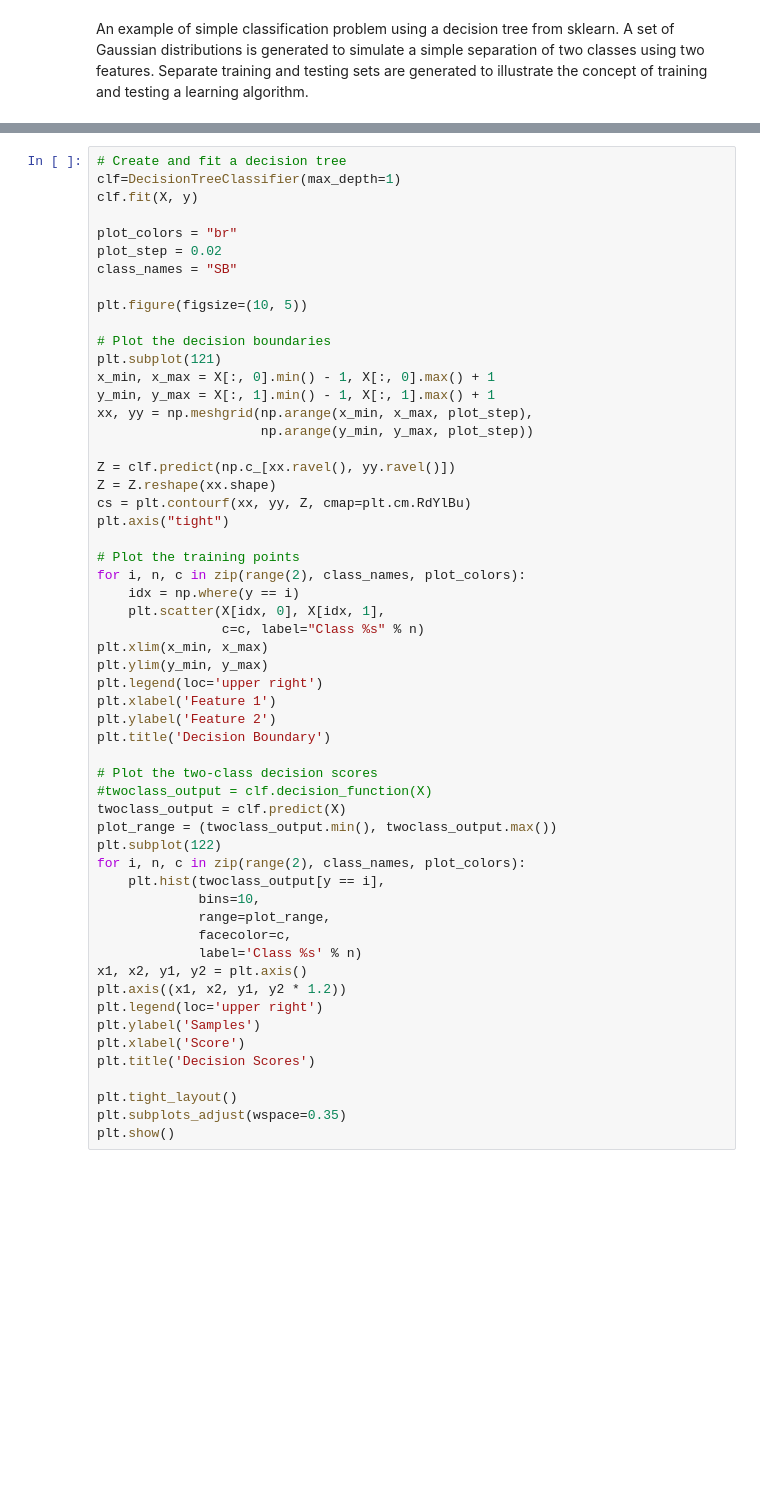
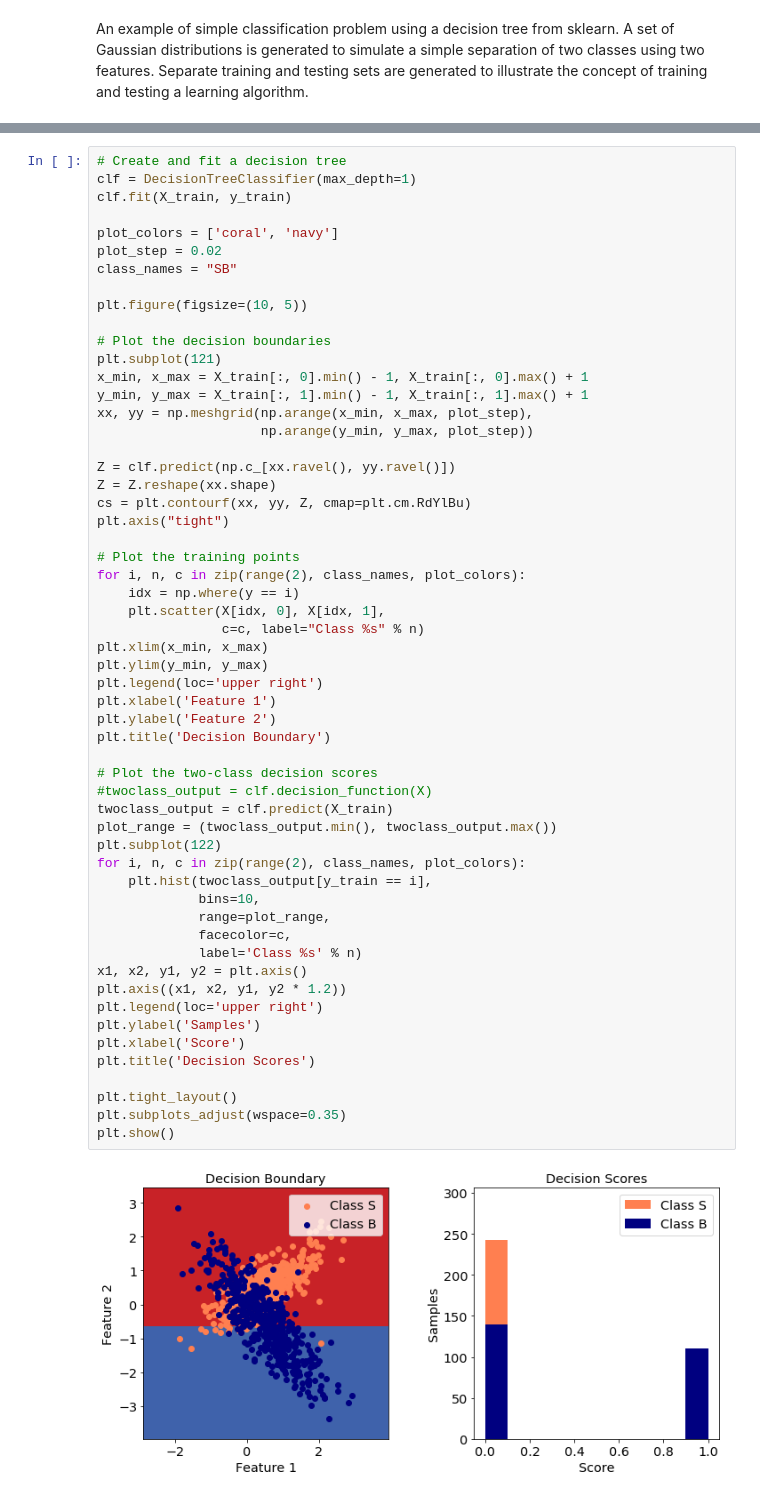
Before and after one commit to giacomo-artoni/cmpp, a Jupyter notebook: Lecture3-Classification/Classification -1 Easy classify.ipynb, the cells around one changed output, grey strips where cells are left out. Drawn from its saved outputs; the diff is of its cells as text; blank space fills up the shorter version.

```diff
--- a/Lecture3-Classification/Classification -1 Easy classify.ipynb
+++ b/Lecture3-Classification/Classification -1 Easy classify.ipynb
@@ -62,9 +74,9 @@ plt.show()
 # %%
 # Create and fit a decision tree
-clf=DecisionTreeClassifier(max_depth=1)
-clf.fit(X, y)
+clf = DecisionTreeClassifier(max_depth=1)
+clf.fit(X_train, y_train)
 
-plot_colors = "br"
+plot_colors = ['coral', 'navy']
 plot_step = 0.02
 class_names = "SB"
 
@@ -72,8 +84,8 @@ plt.figure(figsize=(10, 5))
 
 # Plot the decision boundaries
 plt.subplot(121)
-x_min, x_max = X[:, 0].min() - 1, X[:, 0].max() + 1
-y_min, y_max = X[:, 1].min() - 1, X[:, 1].max() + 1
+x_min, x_max = X_train[:, 0].min() - 1, X_train[:, 0].max() + 1
+y_min, y_max = X_train[:, 1].min() - 1, X_train[:, 1].max() + 1
 xx, yy = np.meshgrid(np.arange(x_min, x_max, plot_step),
                      np.arange(y_min, y_max, plot_step))
 
@@ -86,33 +98,35 @@ plt.axis("tight")
 for i, n, c in zip(range(2), class_names, plot_colors):
     idx = np.where(y == i)
     plt.scatter(X[idx, 0], X[idx, 1],
                 c=c, label="Class %s" % n)
 plt.xlim(x_min, x_max)
 plt.ylim(y_min, y_max)
 plt.legend(loc='upper right')
 plt.xlabel('Feature 1')
 plt.ylabel('Feature 2')
 plt.title('Decision Boundary')
 
 # Plot the two-class decision scores
 #twoclass_output = clf.decision_function(X)
-twoclass_output = clf.predict(X)
+twoclass_output = clf.predict(X_train)
 plot_range = (twoclass_output.min(), twoclass_output.max())
 plt.subplot(122)
 for i, n, c in zip(range(2), class_names, plot_colors):
-    plt.hist(twoclass_output[y == i],
+    plt.hist(twoclass_output[y_train == i],
              bins=10,
              range=plot_range,
              facecolor=c,
              label='Class %s' % n)
 x1, x2, y1, y2 = plt.axis()
 plt.axis((x1, x2, y1, y2 * 1.2))
 plt.legend(loc='upper right')
 plt.ylabel('Samples')
 plt.xlabel('Score')
 plt.title('Decision Scores')
 
 plt.tight_layout()
 plt.subplots_adjust(wspace=0.35)
 plt.show()
+# %% [output]
+[figure, added]
 # %%
```
Also changed, not shown: parts of 10 cells of this notebook, 2 other files.
